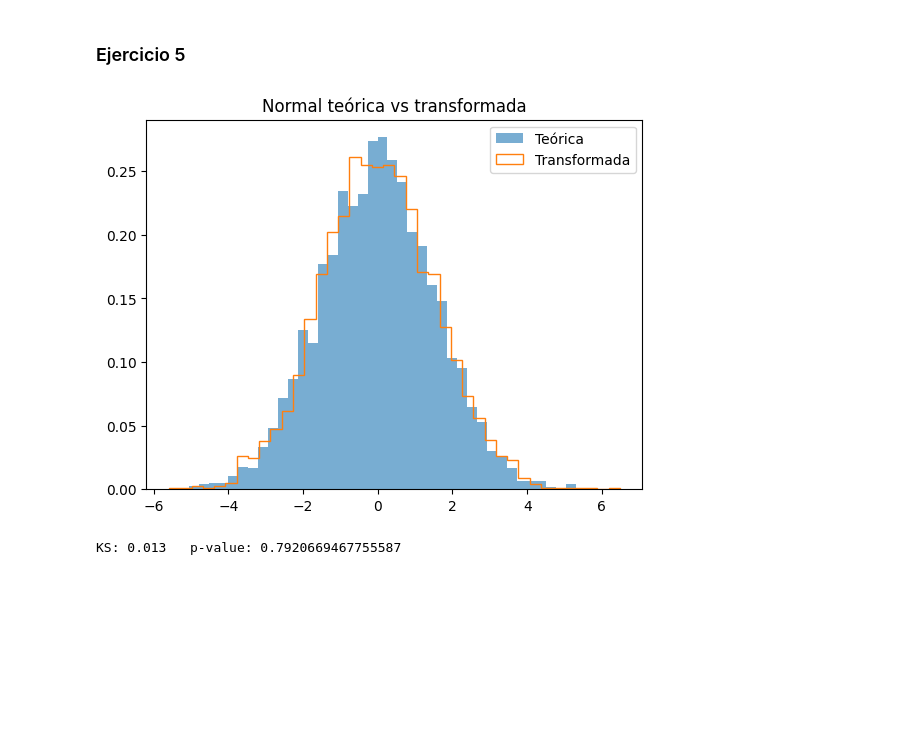
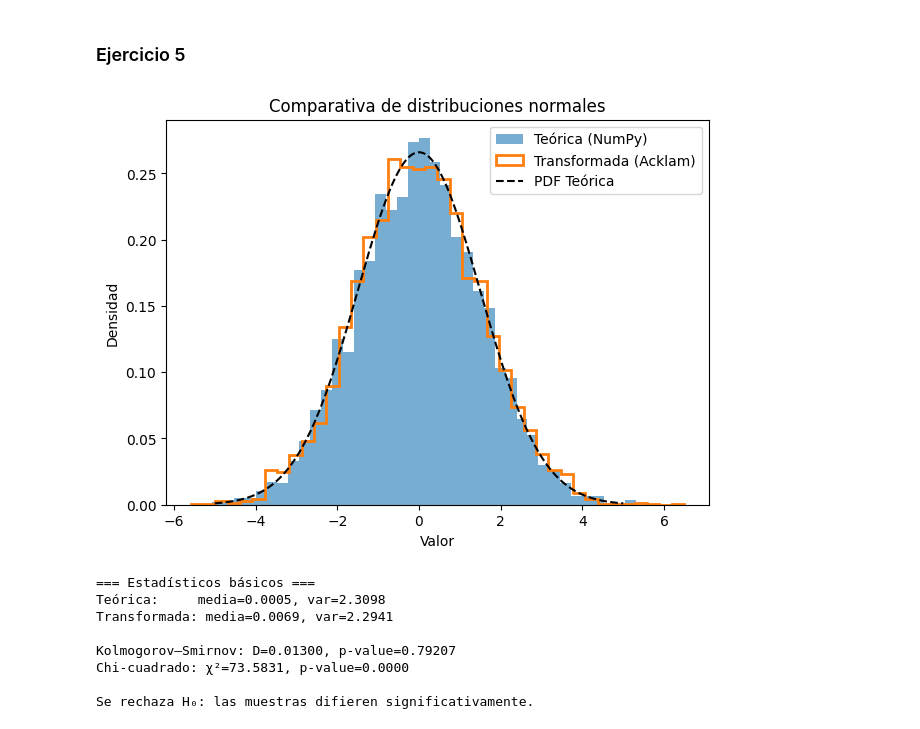
Before and after one commit to SebastianUVG/Modsim_lab_7, a Jupyter notebook: lab_7.ipynb, the cells around one changed output. Drawn from its saved outputs; the diff is of its cells as text; code cells hidden in the pictures; blank space fills up the shorter version.

```diff
--- a/lab_7.ipynb
+++ b/lab_7.ipynb
@@ -203,6 +203,8 @@ Se rechaza H0: hay diferencias significativas entre las muestras.
 # %% [markdown]
 ### Ejercicio 5
 # %%
+
+from scipy.stats import ks_2samp, chisquare, norm
 
 def norm_ppf_acklam(p):
     a = [-3.969683028665376e+01, 2.209460984245205e+02,
@@ -218,39 +220,88 @@ def norm_ppf_acklam(p):
          2.445134137142996e+00, 3.754408661907416e+00]
     plow, phigh = 0.02425, 1 - 0.02425
     x = np.zeros_like(p)
+    # lower
     mask = p < plow
     q = np.sqrt(-2*np.log(p[mask]))
     x[mask] = (((((c[0]*q+c[1])*q+c[2])*q+c[3])*q+c[4])*q+c[5]) / \
                ((((d[0]*q+d[1])*q+d[2])*q+d[3])*q+1)
+    # central
     mask = (p >= plow) & (p <= phigh)
     q = p[mask] - 0.5
     r = q*q
     x[mask] = (((((a[0]*r+a[1])*r+a[2])*r+a[3])*r+a[4])*r+a[5])*q / \
                (((((b[0]*r+b[1])*r+b[2])*r+b[3])*r+b[4])*r+1)
+    # upper
     mask = p > phigh
     q = np.sqrt(-2*np.log(1 - p[mask]))
     x[mask] = -(((((c[0]*q+c[1])*q+c[2])*q+c[3])*q+c[4])*q+c[5]) / \
                 ((((d[0]*q+d[1])*q+d[2])*q+d[3])*q+1)
     return x
 
 def normal_inverse_transform(mu, sigma, N):
     U = np.random.rand(N)
     Z = norm_ppf_acklam(U)
-    return mu + sigma*Z
+    return mu + sigma * Z
 
+# Parámetros
 np.random.seed(2025)
 N = 5000
 mu, sigma = 0, 1.5
 
+# Muestras
 normal_theoretical = np.random.normal(mu, sigma, N)
-normal_empirical = normal_inverse_transform(mu, sigma, N)
+normal_inverse = normal_inverse_transform(mu, sigma, N)
 
-plt.hist(normal_theoretical, bins=40, density=True, alpha=0.6, label="Teórica")
-plt.hist(normal_empirical, bins=40, density=True, histtype="step", label="Transformada")
-plt.legend(); plt.title("Normal teórica vs transformada"); plt.show()
+plt.figure(figsize=(7,5))
+plt.hist(normal_theoretical, bins=40, density=True, alpha=0.6, label="Teórica (NumPy)")
+plt.hist(normal_inverse, bins=40, density=True, histtype="step", linewidth=2, label="Transformada (Acklam)")
+# Agregamos densidad teórica de referencia
+x = np.linspace(-5,5,300)
+plt.plot(x, norm.pdf(x, mu, sigma), 'k--', label="PDF Teórica")
+plt.title("Comparativa de distribuciones normales")
+plt.xlabel("Valor")
+plt.ylabel("Densidad")
+plt.legend()
+plt.show()
 
-ks_stat, ks_p = ks_2samp(normal_theoretical, normal_empirical)
-print("KS:", ks_stat, "  p-value:", ks_p)
+
+mean_th, var_th = np.mean(normal_theoretical), np.var(normal_theoretical)
+mean_inv, var_inv = np.mean(normal_inverse), np.var(normal_inverse)
+print("=== Estadísticos básicos ===")
+print(f"Teórica:     media={mean_th:.4f}, var={var_th:.4f}")
+print(f"Transformada: media={mean_inv:.4f}, var={var_inv:.4f}")
+
+ks_stat, ks_p = ks_2samp(normal_theoretical, normal_inverse)
+print(f"\nKolmogorov–Smirnov: D={ks_stat:.5f}, p-value={ks_p:.5f}")
+
+# Para Chi-cuadrado: usar bins comunes y normalizar totales
+bins = 30
+hist_th, edges = np.histogram(normal_theoretical, bins=bins)
+hist_inv, _ = np.histogram(normal_inverse, bins=edges)
+
+# Normalizar para que sumen lo mismo (evita error de SciPy)
+hist_th = hist_th.astype(float)
+hist_inv = hist_inv.astype(float)
+hist_inv = hist_inv * (hist_th.sum() / hist_inv.sum())
+
+# Agregar 1e-8 para evitar divisiones por cero
+hist_inv = np.where(hist_inv == 0, 1e-8, hist_inv)
+
+chi_stat, chi_p = chisquare(f_obs=hist_th, f_exp=hist_inv)
+print(f"Chi-cuadrado: χ²={chi_stat:.4f}, p-value={chi_p:.4f}")
+
+# Interpretación automática
+if ks_p > 0.05 and chi_p > 0.05:
+    print("\nNo se rechaza H₀: ambas muestras provienen de la misma distribución normal.")
+else:
+    print("\nSe rechaza H₀: las muestras difieren significativamente.")
 # %% [output]
-[figure, old version]
+[figure, new version]
-KS: 0.013   p-value: 0.7920669467755587
+=== Estadísticos básicos ===
+Teórica:     media=0.0005, var=2.3098
+Transformada: media=0.0069, var=2.2941
+
+Kolmogorov–Smirnov: D=0.01300, p-value=0.79207
+Chi-cuadrado: χ²=73.5831, p-value=0.0000
+
+Se rechaza H₀: las muestras difieren significativamente.
```
